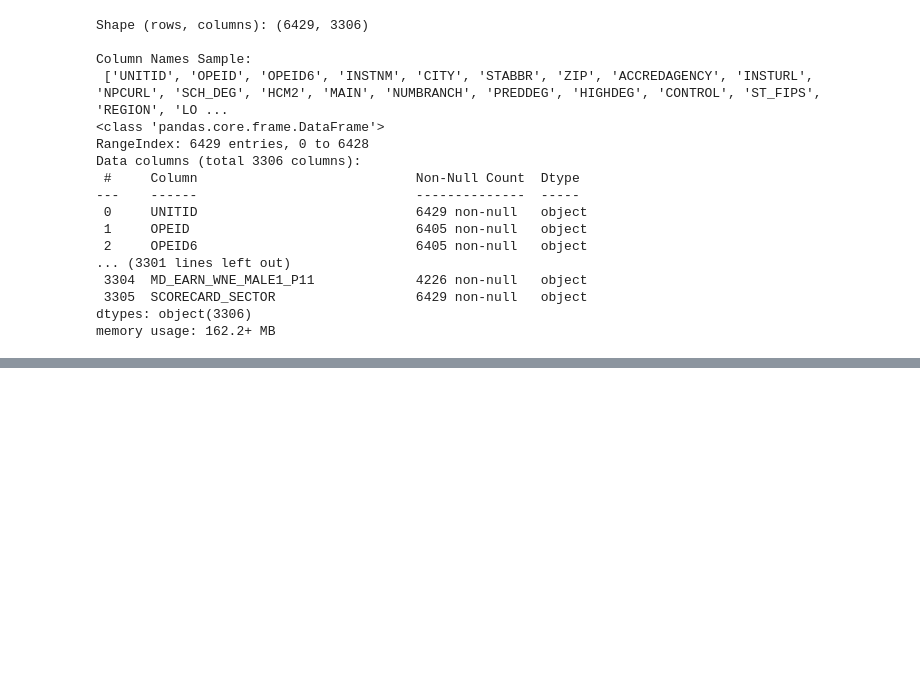
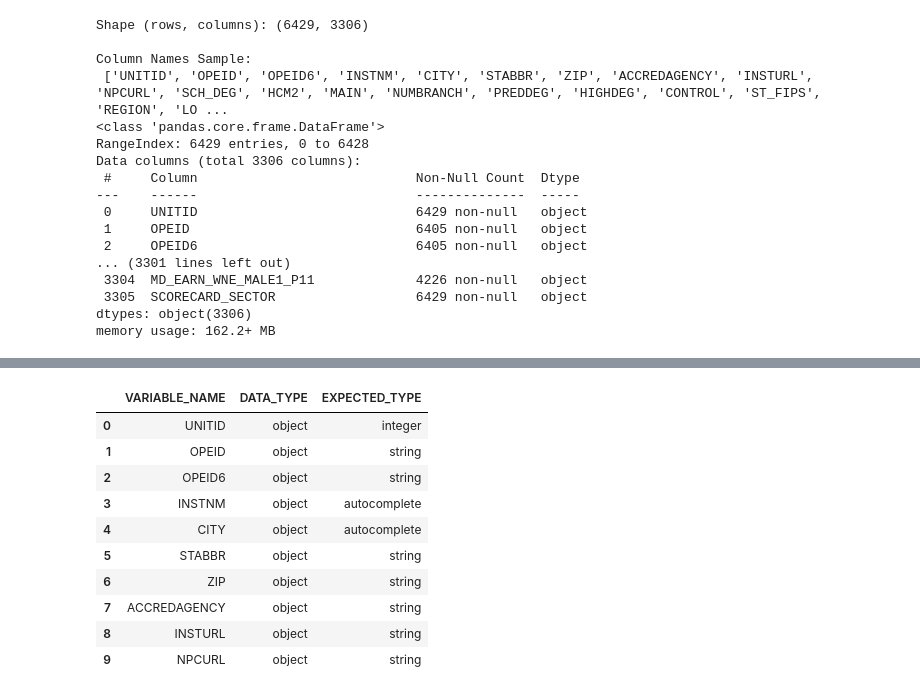
Before and after one commit to Mamasmess333/Admit_Predict, a Jupyter notebook: College_Scorecard_Most_Recent_Institutional_Data/Notebooks/01_EDA.ipynb, the cells around one changed output, grey strips where cells are left out. Saved outputs shown, nothing was run; the diff lists cells and outputs as text; code cells hidden in the pictures; blank space fills up the shorter version.

```diff
--- a/College_Scorecard_Most_Recent_Institutional_Data/Notebooks/01_EDA.ipynb
+++ b/College_Scorecard_Most_Recent_Institutional_Data/Notebooks/01_EDA.ipynb
@@ -30,0 +87,23 @@ memory usage: 162.2+ MB
+# %%
+dictionary_clean = dictionary[['VARIABLE NAME', 'API data type']].dropna(subset=['VARIABLE NAME'])
+dictionary_clean.columns = ['VARIABLE_NAME', 'EXPECTED_TYPE']
+
+# Extract dataframe schema
+dtype_summary = df.dtypes.reset_index()
+dtype_summary.columns = ['VARIABLE_NAME', 'DATA_TYPE']
+
+# Merge with dictionary
+schema_merged = dtype_summary.merge(dictionary_clean, on='VARIABLE_NAME', how='left')
+schema_merged.head(10)
+# %% [output]
+|  | VARIABLE_NAME | DATA_TYPE | EXPECTED_TYPE |
+| 0 | UNITID | object | integer |
+| 1 | OPEID | object | string |
+| 2 | OPEID6 | object | string |
+| 3 | INSTNM | object | autocomplete |
+| 4 | CITY | object | autocomplete |
+| 5 | STABBR | object | string |
+| 6 | ZIP | object | string |
+| 7 | ACCREDAGENCY | object | string |
+| 8 | INSTURL | object | string |
+| 9 | NPCURL | object | string |
```
Also changed, not shown: parts of 6 cells of this notebook.
